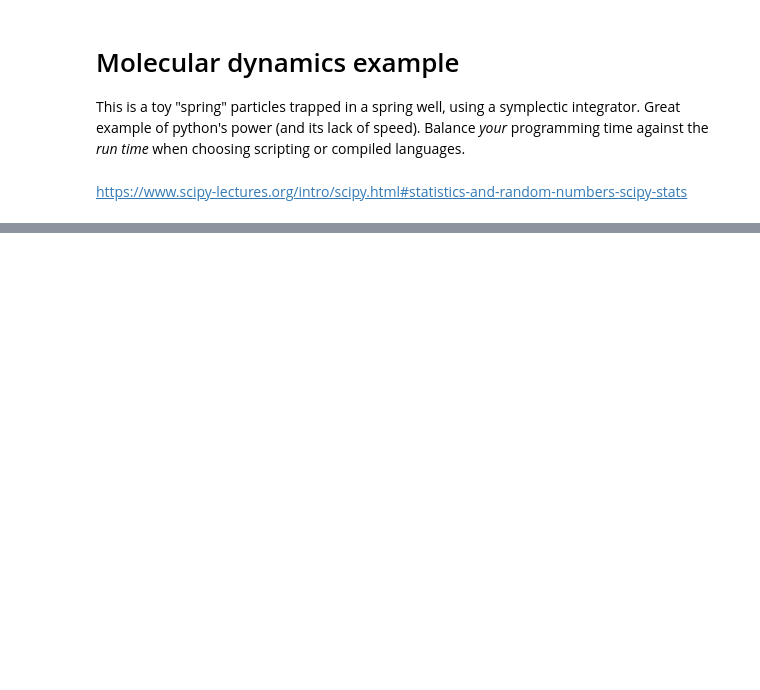
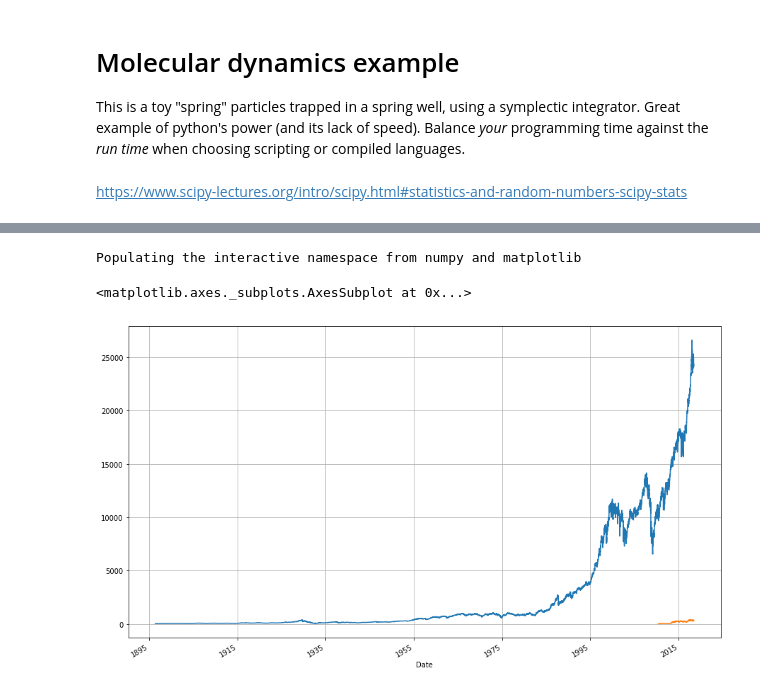
Before and after one commit to toastedcrumpets/CCP5_Python_examples, a Jupyter notebook: Appendix-A-Snippets.ipynb, the cells around one changed output, grey strips where cells are left out. Drawn from its saved outputs; the diff is of its cells as text; code cells hidden in the pictures; blank space fills up the shorter version.

Commit message:
Added the stock exchange

```diff
--- a/Appendix-A-Snippets.ipynb
+++ b/Appendix-A-Snippets.ipynb
@@ -174,0 +177,15 @@ https://www.scipy-lectures.org/intro/scipy.html#statistics-and-random-numbers-sc
+# %%
+import pandas as pd
+pd.core.common.is_list_like = pd.api.types.is_list_like
+import pandas_datareader.data as web   # Package and modules for importing data; this code may change depending on pandas version
+import datetime
+
+# We will look at stock prices over the past years, starting at January 1, 2016
+start = datetime.datetime(2016,1,1)
+end = datetime.date.today()
+
+# Let's get Tesla stock data; Tesla's ticker symbol is TSLA on the US NASDAQ exchange
+# First argument is the series we want, second is the source ("stooq" works at the moment), third is the start date, fourth is the end date
+tesla = web.DataReader("TSLA.US", "stooq", start, end)
+
+print(tesla.head())
@@ -174,0 +200,21 @@ https://www.scipy-lectures.org/intro/scipy.html#statistics-and-random-numbers-sc
+# %%
+import matplotlib.pyplot as plt   # Import matplotlib
+# This line is necessary for the plot to appear in a Jupyter notebook
+%matplotlib inline
+# Control the default size of figures in this Jupyter notebook
+%pylab inline
+pylab.rcParams['figure.figsize'] = (15, 9)   # Change the size of plots
+
+# We will look at stock prices over the past years, starting at January 1, 2016
+start = datetime.datetime(2016,1,1)
+end = datetime.date.today()
+
+# Let's get Tesla stock data; Tesla's ticker symbol is TSLA on the US NASDAQ exchange
+# First argument is the series we want, second is the source ("stooq" works at the moment), third is the start date, fourth is the end date
+DJI = web.DataReader("^DJI", "stooq", start, end)
+DJI["Close"].plot(grid = True) # Plot the adjusted closing price of AAPL
+tesla["Close"].plot(grid = True) # Plot the adjusted closing price of AAPL
+# %% [output]
+Populating the interactive namespace from numpy and matplotlib
+<matplotlib.axes._subplots.AxesSubplot at 0x...>
+[figure, added]
```
Also changed, not shown: parts of 2 cells of this notebook, 1 other file.
